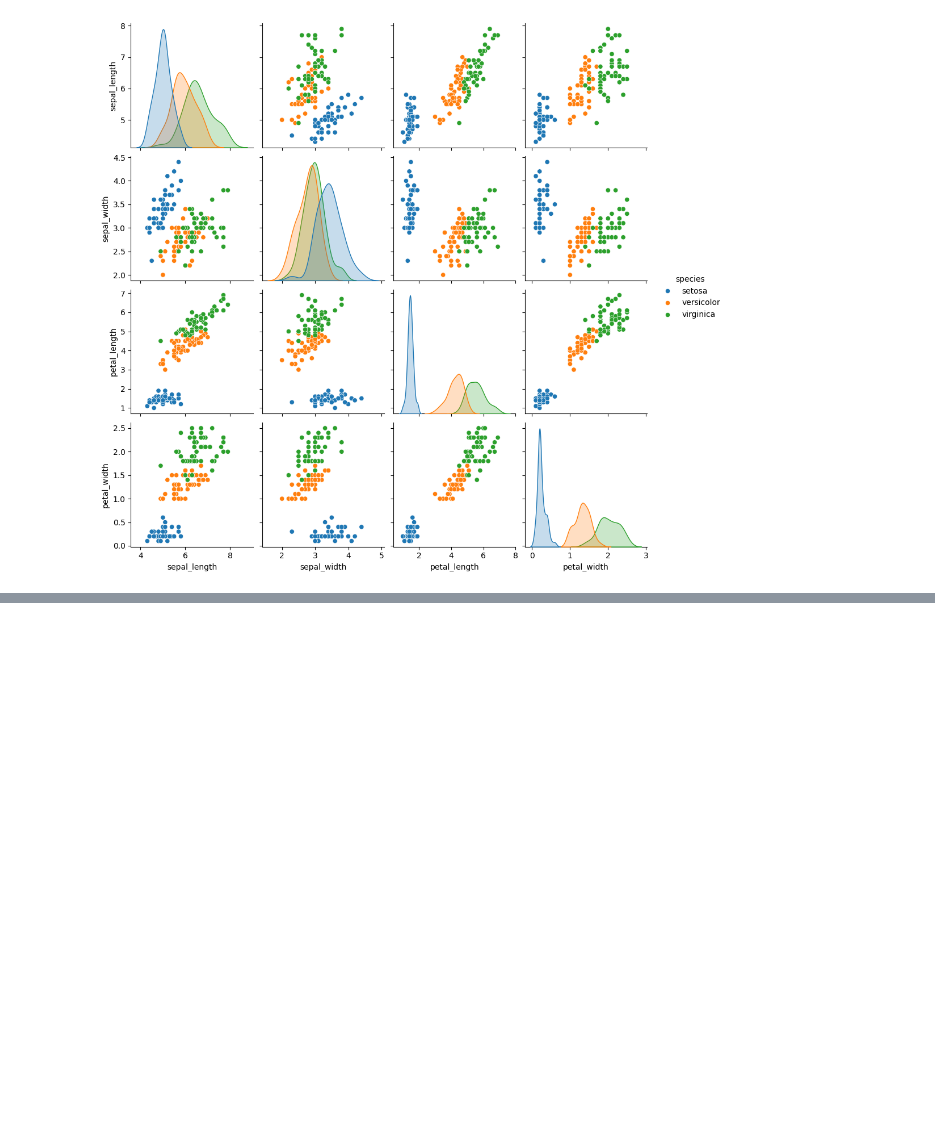
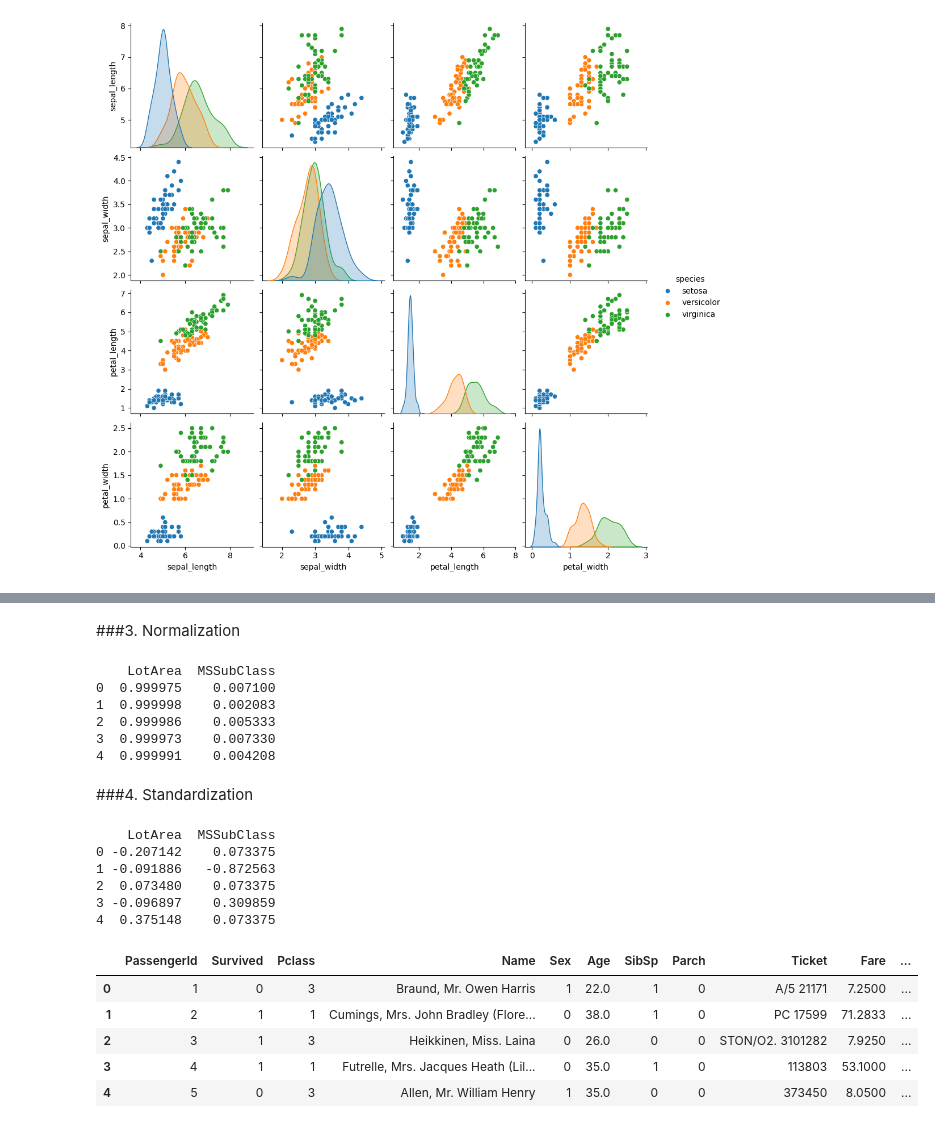
Before and after one commit to Ahmed546/ML-Course, a Jupyter notebook: Day 1/data.ipynb, the cells around one changed output, grey strips where cells are left out. Cells and saved outputs as stored; diff of their text form; code cells hidden in the pictures; blank space fills up the shorter version.

```diff
--- a/Day 1/data.ipynb
+++ b/Day 1/data.ipynb
@@ -548,0 +942,46 @@ sns.pairplot(iris,hue='species')
+# %% [markdown]
+###3. Normalization
+# %%
+from sklearn.preprocessing import Normalizer
+scaler = Normalizer()
+scaled_data = scaler.fit_transform(sm)
+scaled_df = pd.DataFrame(scaled_data,
+                         columns=sm.columns)
+print(scaled_df.head())
+# %% [output]
+    LotArea  MSSubClass
+0  0.999975    0.007100
+1  0.999998    0.002083
+2  0.999986    0.005333
+3  0.999973    0.007330
+4  0.999991    0.004208
+# %% [markdown]
+###4. Standardization
+# %%
+from sklearn.preprocessing import StandardScaler
+
+scaler = StandardScaler()
+scaled_data = scaler.fit_transform(sm)
+scaled_df = pd.DataFrame(scaled_data,
+                         columns=sm.columns)
+print(scaled_df.head())
+# %% [output]
+    LotArea  MSSubClass
+0 -0.207142    0.073375
+1 -0.091886   -0.872563
+2  0.073480    0.073375
+3 -0.096897    0.309859
+4  0.375148    0.073375
+# %%
+from sklearn.preprocessing import LabelEncoder
+le = LabelEncoder()
+df['Sex'] = le.fit_transform(df['Sex'])
+newdf=df
+newdf.head()
+# %% [output]
+|  | PassengerId | Survived | Pclass | Name | Sex | Age | SibSp | Parch | Ticket | Fare | ... |
+| 0 | 1 | 0 | 3 | Braund, Mr. Owen Harris | 1 | 22.0 | 1 | 0 | A/5 21171 | 7.2500 | ... |
+| 1 | 2 | 1 | 1 | Cumings, Mrs. John Bradley (Flore... | 0 | 38.0 | 1 | 0 | PC 17599 | 71.2833 | ... |
+| 2 | 3 | 1 | 3 | Heikkinen, Miss. Laina | 0 | 26.0 | 0 | 0 | STON/O2. 3101282 | 7.9250 | ... |
+| 3 | 4 | 1 | 1 | Futrelle, Mrs. Jacques Heath (Lil... | 0 | 35.0 | 1 | 0 | 113803 | 53.1000 | ... |
+| 4 | 5 | 0 | 3 | Allen, Mr. William Henry | 1 | 35.0 | 0 | 0 | 373450 | 8.0500 | ... |
```
Also changed, not shown: parts of 39 cells of this notebook.
